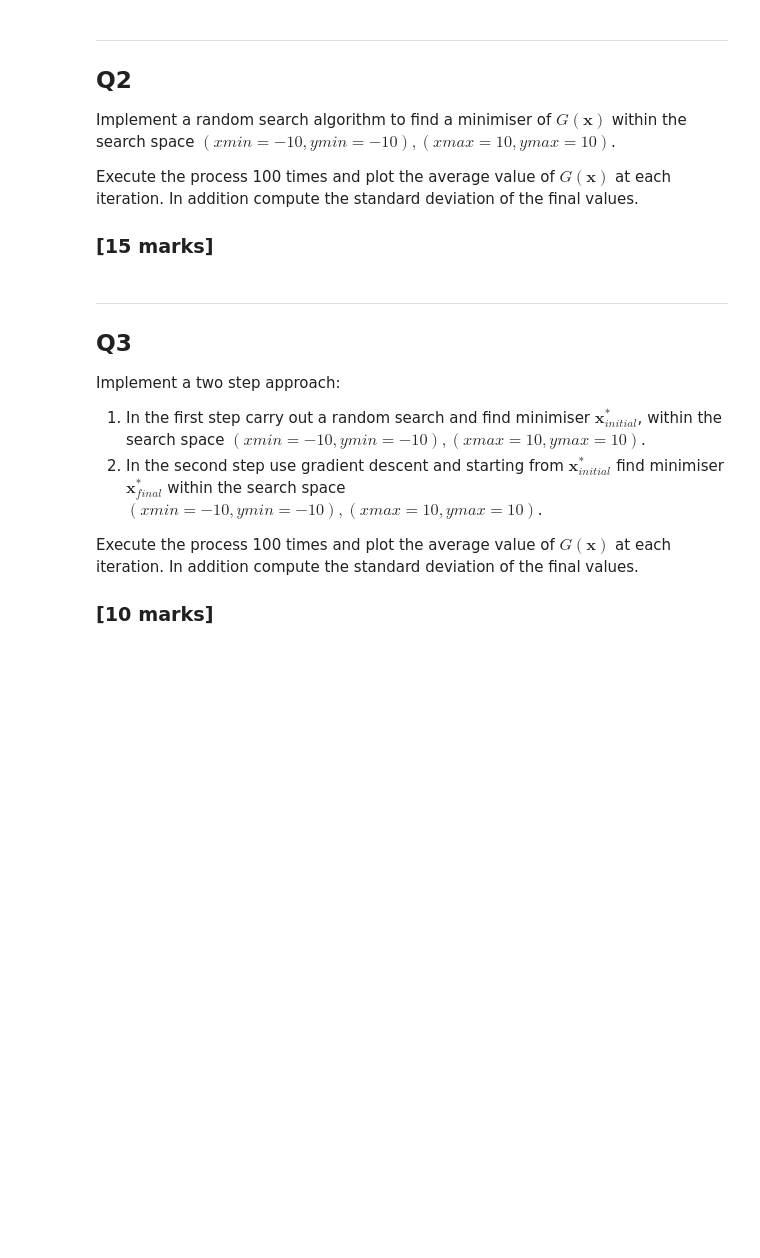
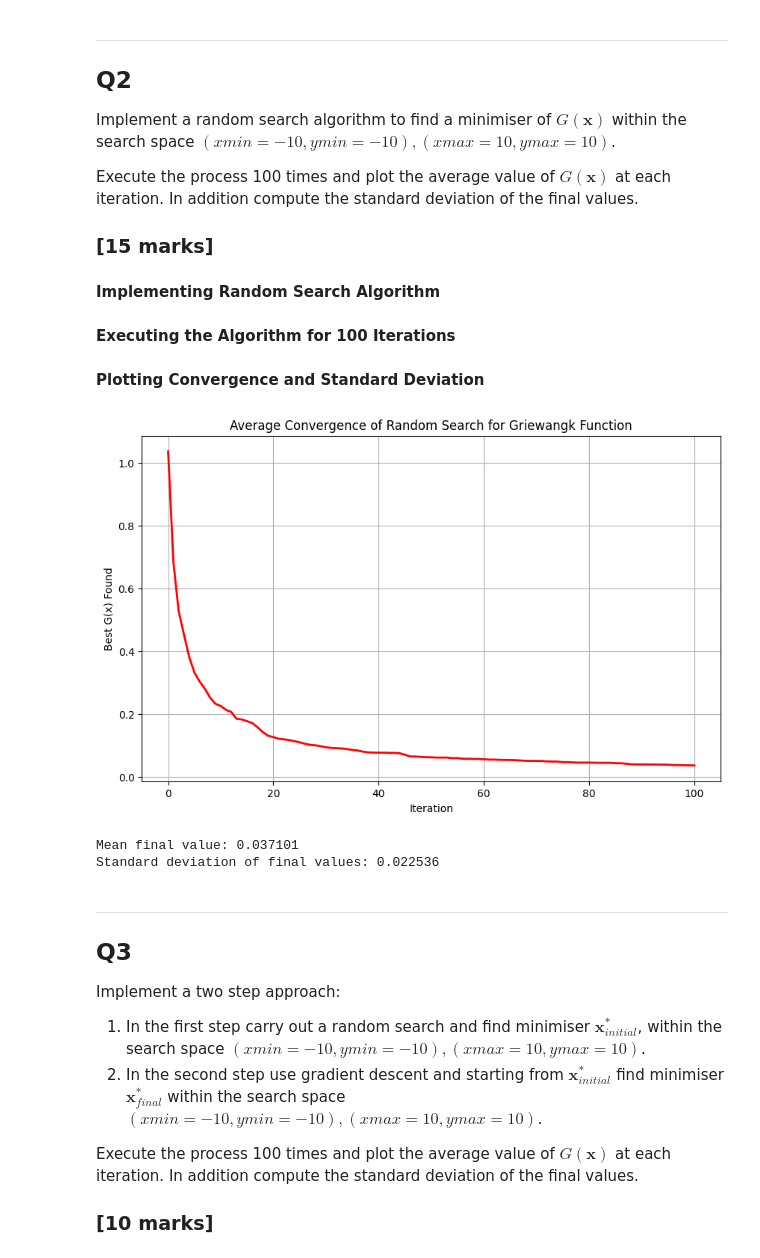
Before and after one commit to lensil/CCE2503-Assignment, a Jupyter notebook: CCE2503_Assignment_2024-2025.ipynb, the cells around one changed output. Cells and saved outputs as stored; diff of their text form; code cells hidden in the pictures; blank space fills up the shorter version.

```diff
--- a/CCE2503_Assignment_2024-2025.ipynb
+++ b/CCE2503_Assignment_2024-2025.ipynb
@@ -140,3 +258,5 @@ Implement a random search algorithm  to find a minimiser of $G(\mathbf{x})$ with
 Execute the process 100 times and plot the average value of $G(\mathbf{x})$ at each iteration. In addition compute the standard deviation of the final values.
 
 ### [15 marks]
+# %% [markdown]
+**Implementing Random Search Algorithm**
@@ -143,3 +298,47 @@ Execute the process 100 times and plot the average value of $G(\mathbf{x})$ at e
+# %% [markdown]
+**Executing the Algorithm for 100 Iterations**
+# %%
+# Set parameters
+n_runs = 100
+max_iter = 100
+limit = 10  # Search space limits
+
+# Arrays to store results
+all_f_histories = []
+final_values = []
+
+# Run random search 100 times
+for run in range(n_runs):
+    # Run random search
+    _, f_history = random_search(max_iter=max_iter, limit=limit)
+
+    # Store results
+    all_f_histories.append(f_history)
+    final_values.append(f_history[-1])
+# %% [markdown]
+**Plotting Convergence and Standard Deviation**
+# %%
+# Calculate statistics
+f_histories_array = np.array(all_f_histories)
+mean_f_history = np.mean(f_histories_array, axis=0)
+std_final = np.std(final_values)
+
+# Plot results
+plt.figure(figsize=(10, 6))
+plt.plot(mean_f_history, 'r-', linewidth=2)
+plt.title('Average Convergence of Random Search for Griewangk Function')
+plt.xlabel('Iteration')
+plt.ylabel('Best G(x) Found')
+plt.grid(True)
+plt.show()
+
+# Print statistics
+print(f"Mean final value: {np.mean(final_values):.6f}")
+print(f"Standard deviation of final values: {std_final:.6f}")
+# %% [output]
+[figure, added]
+Mean final value: 0.037101
+Standard deviation of final values: 0.022536
 # %% [markdown]
 ---
 
```
Also changed, not shown: parts of 22 cells of this notebook.
